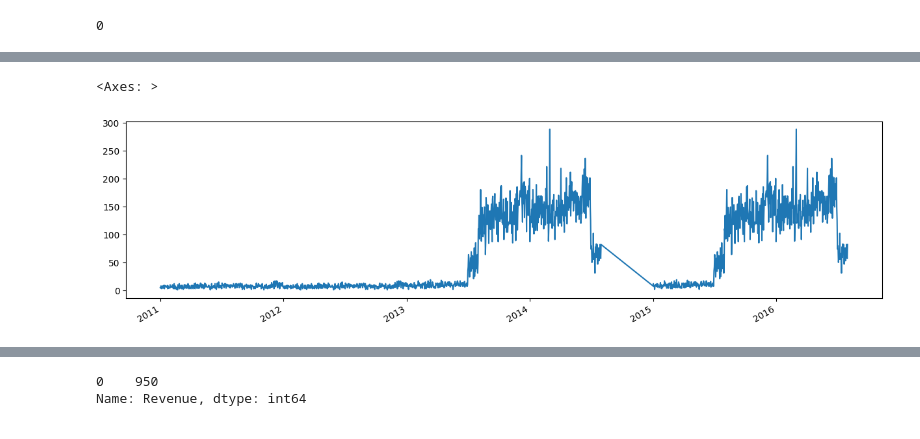
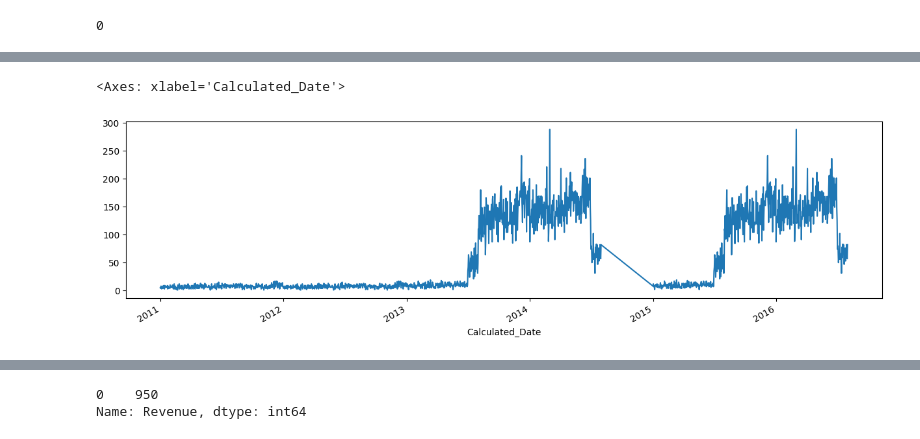
Before and after one commit to ejwang8/PandasExercises, a Jupyter notebook: freeCodeCamp_exercise1.ipynb, the cells around one changed output, grey strips where cells are left out. Cells and saved outputs as stored; diff of their text form; code cells hidden in the pictures.

```diff
--- a/freeCodeCamp_exercise1.ipynb
+++ b/freeCodeCamp_exercise1.ipynb
@@ -279,10 +279,11 @@ sum(sales['Calculated_Date'] != sales['Date'])
 Show a <b>line plot</b> using `Calculated_Date` column as the x-axis and the count of sales as the y-axis.
 # %%
 # your code goes here
-sales['Calculated_Date'].value_counts().plot(kind="line", figsize=(15, 4))
+# sales['Calculated_Date'].value_counts().plot(kind="line", figsize=(15, 4))
+sales.groupby('Calculated_Date').size().sort_index().plot(kind="line", figsize=(15,4))
 # %% [output]
-<Axes: >
+<Axes: xlabel='Calculated_Date'>
-[figure, old version]
+[figure, new version]
 # %% [markdown]
 ![green-divider](https://user-images.githubusercontent.com/7065401/52071924-c003ad80-2562-11e9-8297-1c6595f8a7ff.png)
 
```
Also changed, not shown: parts of 1 cell of this notebook.
